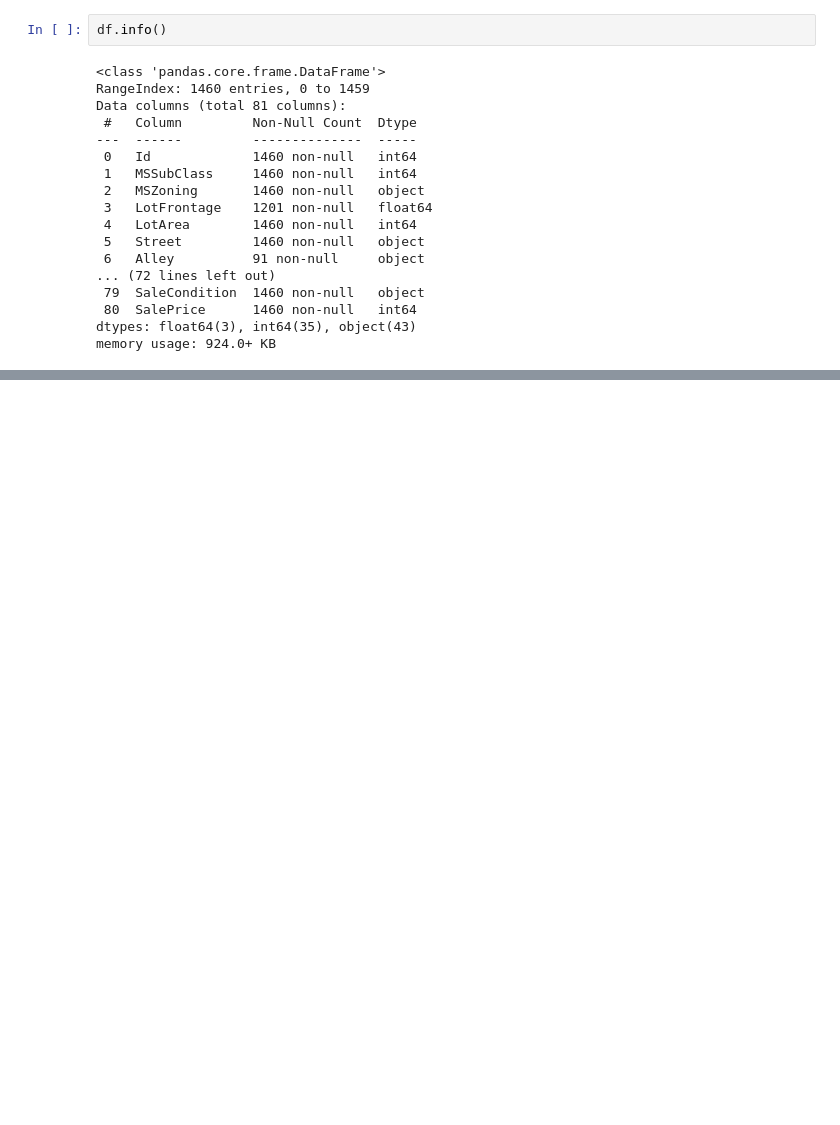
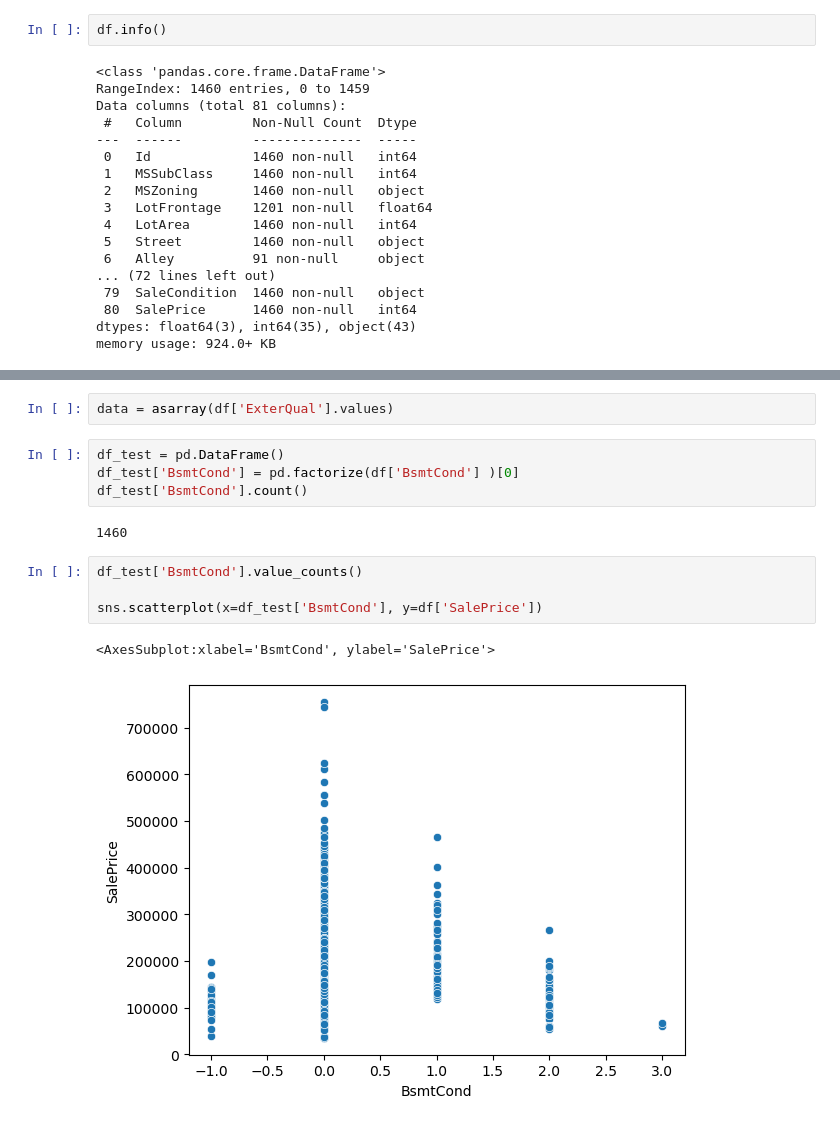
Before and after one commit to chloeeliu/DataSciencePortfolio, a Jupyter notebook: answer.ipynb, the cells around one changed output, grey strips where cells are left out. Drawn from its saved outputs; the diff is of its cells as text; blank space fills up the shorter version.

```diff
--- a/answer.ipynb
+++ b/answer.ipynb
@@ -170,0 +206,15 @@ memory usage: 924.0+ KB
+# %%
+data = asarray(df['ExterQual'].values)
+# %%
+df_test = pd.DataFrame()
+df_test['BsmtCond'] = pd.factorize(df['BsmtCond'] )[0]
+df_test['BsmtCond'].count()
+# %% [output]
+1460
+# %%
+df_test['BsmtCond'].value_counts()
+
+sns.scatterplot(x=df_test['BsmtCond'], y=df['SalePrice'])
+# %% [output]
+<AxesSubplot:xlabel='BsmtCond', ylabel='SalePrice'>
+[figure, added]
```
Also changed, not shown: parts of 34 cells of this notebook, 1 other file.
